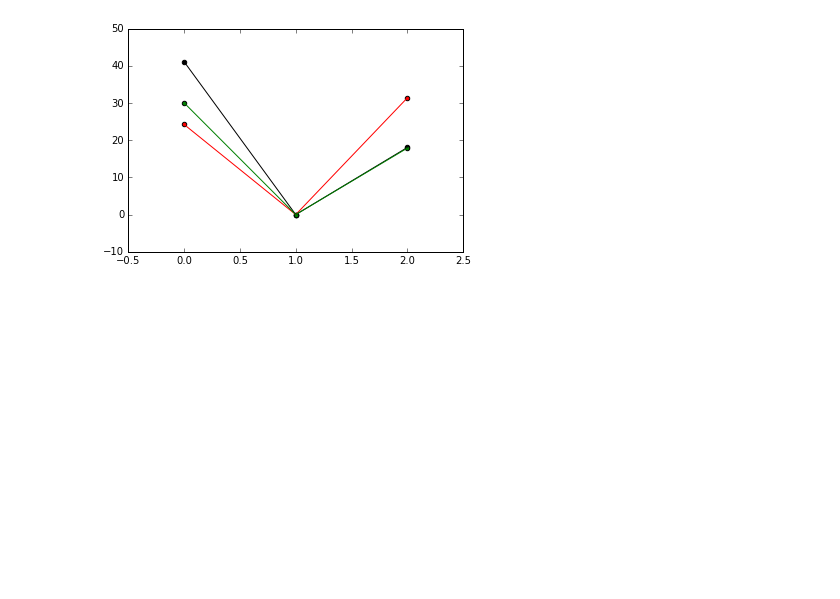
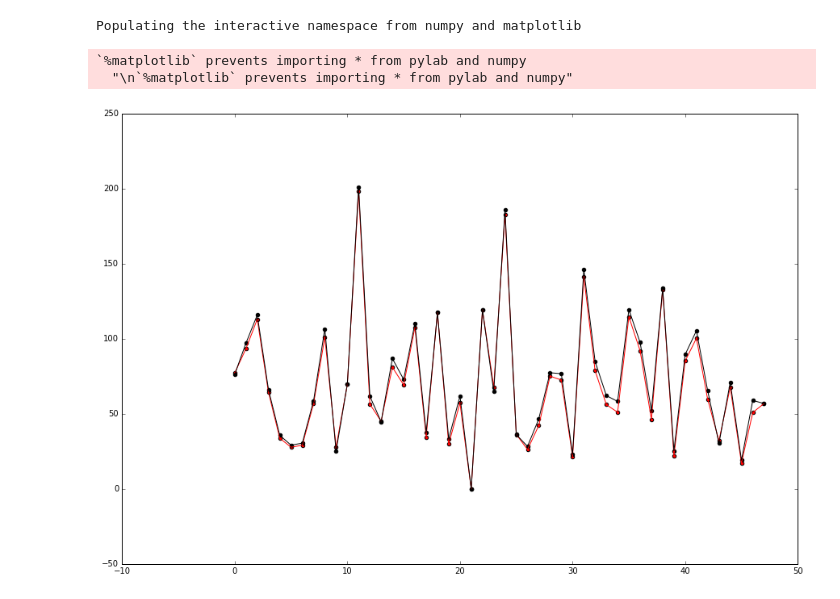
Before and after one commit to Jussmith01/ANI-Tools, a Jupyter notebook: notebooks/single_point_aniens.py.ipynb, the cells around one changed output. Cells and saved outputs as stored; diff of their text form; code cells hidden in the pictures; blank space fills up the shorter version.

```diff
--- a/notebooks/single_point_aniens.py.ipynb
+++ b/notebooks/single_point_aniens.py.ipynb
@@ -5,12 +5,18 @@ import hdnntools as hdt
 import numpy as np
 # %%
 #----------------Parameters--------------------
-mol = '/home/jujuman/Research/water/data.dat'
-mol2 = '/home/jujuman/Research/water/data_mp2.dat'
-wkdir = '/home/jujuman/Research/DataReductionMethods/model6r/model-gdb_r06_comb09_1/cv4/'
-cnstfile = wkdir + 'rHCNO-4.6A_16-3.1A_a4-8.params'
-saefile  = wkdir + 'sae_6-31gd.dat'
-nnfdir   = wkdir + '/train'
+mol = '/home/jujuman/Research/Test/check_data2/ad_H28O14_12-048.dat'
+
+#wkdir = '/home/jujuman/Research/DataReductionMethods/model6r/model-gdb_r06_comb09_1/cv4/'
+#cnstfile = wkdir + 'rHCNO-4.6A_16-3.1A_a4-8.params'
+#saefile  = wkdir + 'sae_6-31gd.dat'
+#nnfdir   = wkdir + '/train'
+
+wkdir = '/home/jujuman/Research/DataReductionMethods/al_working_network/ANI-AL-0808.0302.0400/'
+cnstfile = wkdir + 'train0/rHCNOSFCl-4.6A_16-3.1A_a4-8.params'
+saefile  = wkdir + 'train0/sae_wb97x-631gd.dat'
+nnfdir   = wkdir + 'train'
+
 Nn = 5
 #----------------------------------------------
 # %%
@@ -50,18 +74,21 @@ import matplotlib.pyplot as plt
 # %%
 #Eani = -0.5*(Eani)
 #Edft = -0.5*(Edft)
 #Emp2 = -0.5*(Emp2)
 
 Eani = Eani - Eani.min()
 Edft = Edft - Edft.min()
-Emp2 = Emp2 - Emp2.min()
+
+%pylab inline
+pylab.rcParams['figure.figsize'] = (15, 10)
 
 plt.scatter(np.arange(Eani.size),Eani,c='r')
 plt.plot(np.arange(Eani.size),Eani,c='r')
 plt.scatter(np.arange(Edft.size),Edft,c='black')
 plt.plot(np.arange(Edft.size),Edft,c='black')
-plt.scatter(np.arange(Emp2.size),Emp2,c='green')
-plt.plot(np.arange(Emp2.size),Emp2,c='green')
 plt.show()
 # %% [output]
+Populating the interactive namespace from numpy and matplotlib
+`%matplotlib` prevents importing * from pylab and numpy
+  "\n`%matplotlib` prevents importing * from pylab and numpy"
-[figure, old version]
+[figure, new version]
```
Also changed, not shown: parts of 9 cells of this notebook, 12 other files.
